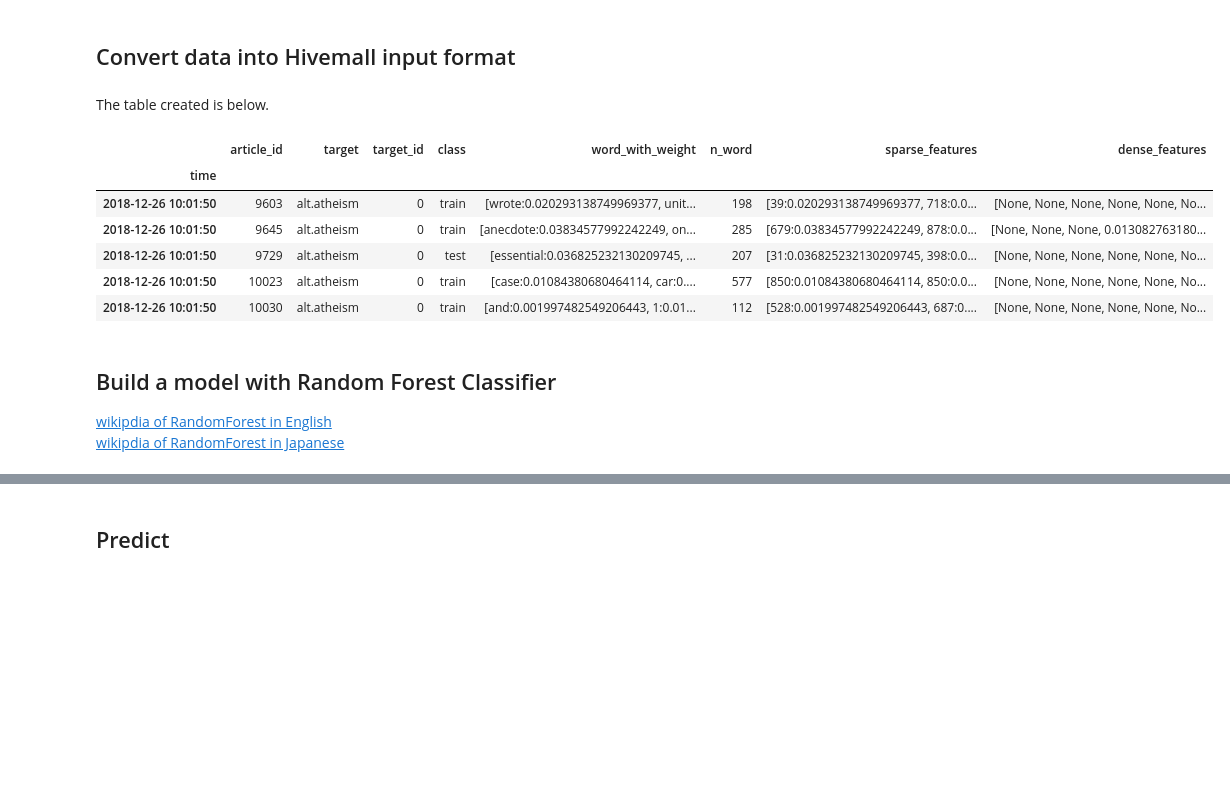
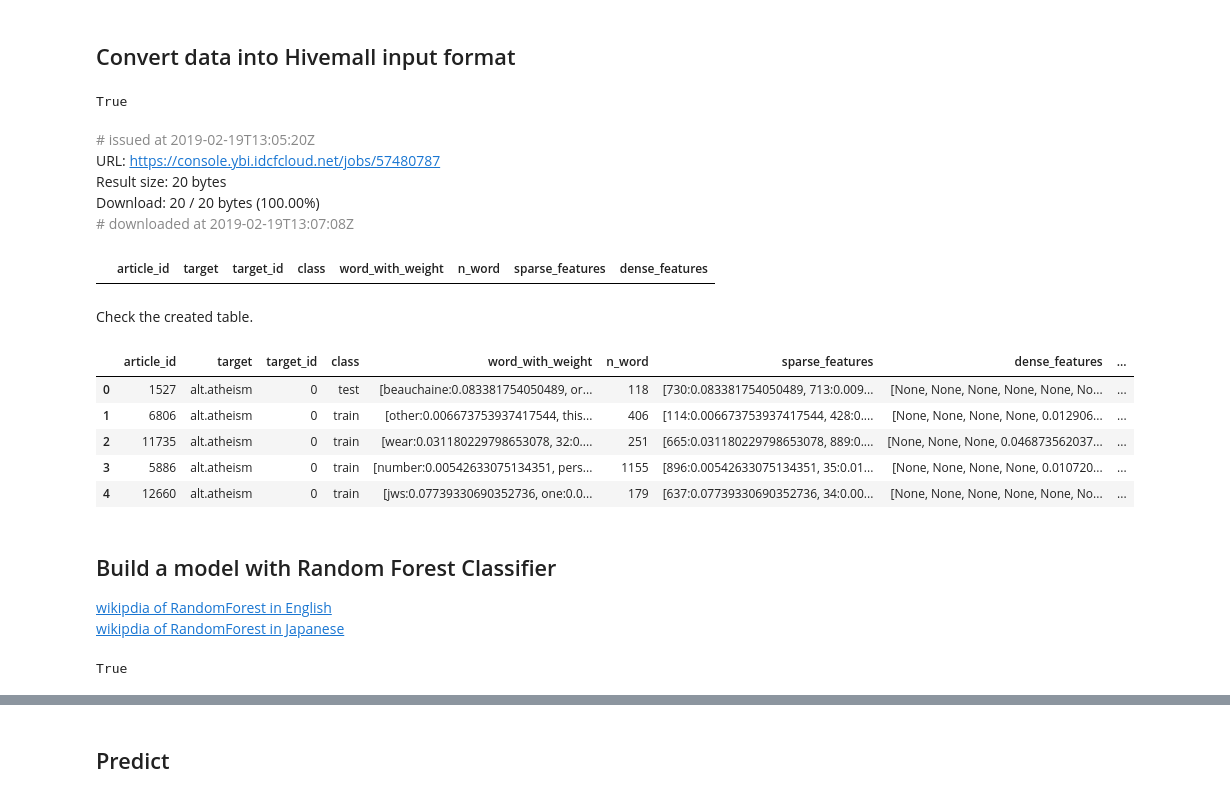
Before and after one commit to kazrin/hivemall-notebooks, a Jupyter notebook: notebooks/news20/randomforest.ipynb, the cells around one changed output, grey strips where cells are left out. Drawn from its saved outputs; the diff is of its cells as text; code cells hidden in the pictures; blank space fills up the shorter version.

Commit message:
Renew randomforest with 20news

```diff
--- a/notebooks/news20/randomforest.ipynb
+++ b/notebooks/news20/randomforest.ipynb
@@ -20,0 +10,10 @@ In addition, this notebook shows how to run a machine learning task with 20news
+# %%
+from getpass import getpass
+td_api_key = getpass('Enter TD API KEY here ')
+database   = input('Enter YOUR DATABASE to create tables here ')
+assert database, "Error: Input YOUR DATABASE"
+endpoint   = input('Enter YOUR ENDPOINT to create tables here (default: "api.treasuredata.com") \nref : https://support.treasuredata.com/hc/en-us/articles/360001474288-Sites-and-Endpoints ')
+endpoint = 'https://' + endpoint if not endpoint.startswith('https://') else endpoint
+use_spark  = input('If enable to use spark, enter "true" (default: false) ').lower()
+use_spark  = use_spark == 'true'
+table = 'news20'
@@ -21,3 +26,23 @@ In addition, this notebook shows how to run a machine learning task with 20news
+# %%
+%%capture
+!pip install td-client
+!pip install pandas-td
+!pip install -q git+https://github.com/takuti/pytd@master#egg=treasure-data[spark]
+
+import numpy as np
+import pandas as pd
+import pandas_td as td
+import matplotlib.pyplot as plt
+import seaborn as sns
+import pytd
+import tdclient
+pd.options.display.max_columns = 30
+
+%matplotlib inline
+con = td.connect(apikey=td_api_key, endpoint=endpoint)
+c = tdclient.Client(apikey=td_api_key, endpoint=endpoint)
+presto = td.create_engine('presto:{}'.format(database), con=con)
+hive = td.create_engine('hive:{}'.format(database), con=con)
 # %% [markdown]
 # Data Preparation
 # %% [markdown]
@@ -342,5 +373,11 @@ limit 5
+# %%
+if 'news20_train_data' in [table.name for table in c.tables(database)]:
+  c.delete_table(database, 'news20_train_data')
+c.create_log_table(database, 'news20_train_data')
+# %% [output]
+True
 # %%
-%%td_hive
+td.read_td_query('''
 insert overwrite table news20_train_data
 select
   article_id
@@ -353,23 +390,31 @@ select
   ,to_dense_features(array_concat(feature_hashing(word_with_weight, '-features 1000'), array(feature(1001, n_word))), 1001) as dense_features
 from
   news20_aggregate
+''', engine=hive)
+# %% [output]
+# issued at 2019-02-19T13:05:20Z
+URL: https://console.ybi.idcfcloud.net/jobs/57480787
+Result size: 20 bytes
+Download: 20 / 20 bytes (100.00%)
+# downloaded at 2019-02-19T13:07:08Z
+|  | article_id | target | target_id | class | word_with_weight | n_word | sparse_features | dense_features |
-# %% [markdown]
-The table created is below.
+# %% [markdown]
+Check the created table.
 # %%
-%%td_presto
+td.read_td_query('''
 select
   *
 from
   news20_train_data
 limit 5
+''', engine=presto)
 # %% [output]
-|  | article_id | target | target_id | class | word_with_weight | n_word | sparse_features | dense_features |
-| time |  |  |  |  |  |  |  |  |
-| 2018-12-26 10:01:50 | 9603 | alt.atheism | 0 | train | [wrote:0.020293138749969377, unit... | 198 | [39:0.020293138749969377, 718:0.0... | [None, None, None, None, None, No... |
-| 2018-12-26 10:01:50 | 9645 | alt.atheism | 0 | train | [anecdote:0.03834577992242249, on... | 285 | [679:0.03834577992242249, 878:0.0... | [None, None, None, 0.013082763180... |
-| 2018-12-26 10:01:50 | 9729 | alt.atheism | 0 | test | [essential:0.036825232130209745, ... | 207 | [31:0.036825232130209745, 398:0.0... | [None, None, None, None, None, No... |
-| 2018-12-26 10:01:50 | 10023 | alt.atheism | 0 | train | [case:0.01084380680464114, car:0.... | 577 | [850:0.01084380680464114, 850:0.0... | [None, None, None, None, None, No... |
-| 2018-12-26 10:01:50 | 10030 | alt.atheism | 0 | train | [and:0.001997482549206443, 1:0.01... | 112 | [528:0.001997482549206443, 687:0.... | [None, None, None, None, None, No... |
+|  | article_id | target | target_id | class | word_with_weight | n_word | sparse_features | dense_features | ... |
+| 0 | 1527 | alt.atheism | 0 | test | [beauchaine:0.083381754050489, or... | 118 | [730:0.083381754050489, 713:0.009... | [None, None, None, None, None, No... | ... |
+| 1 | 6806 | alt.atheism | 0 | train | [other:0.006673753937417544, this... | 406 | [114:0.006673753937417544, 428:0.... | [None, None, None, None, 0.012906... | ... |
+| 2 | 11735 | alt.atheism | 0 | train | [wear:0.031180229798653078, 32:0.... | 251 | [665:0.031180229798653078, 889:0.... | [None, None, None, 0.046873562037... | ... |
+| 3 | 5886 | alt.atheism | 0 | train | [number:0.00542633075134351, pers... | 1155 | [896:0.00542633075134351, 35:0.01... | [None, None, None, None, 0.010720... | ... |
+| 4 | 12660 | alt.atheism | 0 | train | [jws:0.07739330690352736, one:0.0... | 179 | [637:0.07739330690352736, 34:0.00... | [None, None, None, None, None, No... | ... |
 # %% [markdown]
 ## Build a model with Random Forest Classifier
 [wikipdia of RandomForest in English](https://en.wikipedia.org/wiki/Random_forest)
@@ -380 +422,7 @@ limit 5
+# %%
+if 'news20_randomforest_model' in [table.name for table in c.tables(database)]:
+  c.delete_table(database, 'news20_randomforest_model')
+c.create_log_table(database, 'news20_randomforest_model')
+# %% [output]
+True
 # %%
```
Also changed, not shown: parts of 50 cells of this notebook.
